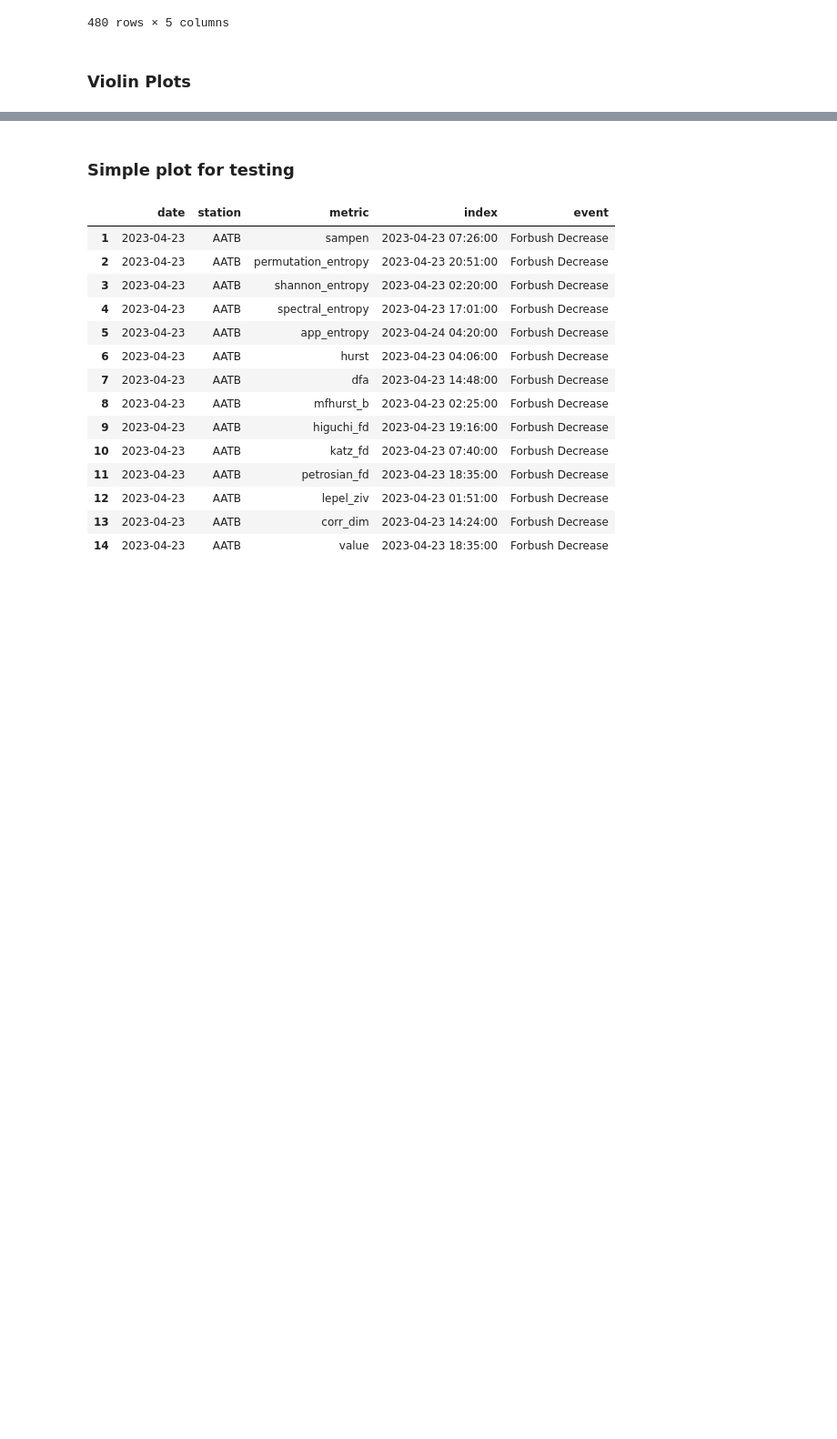
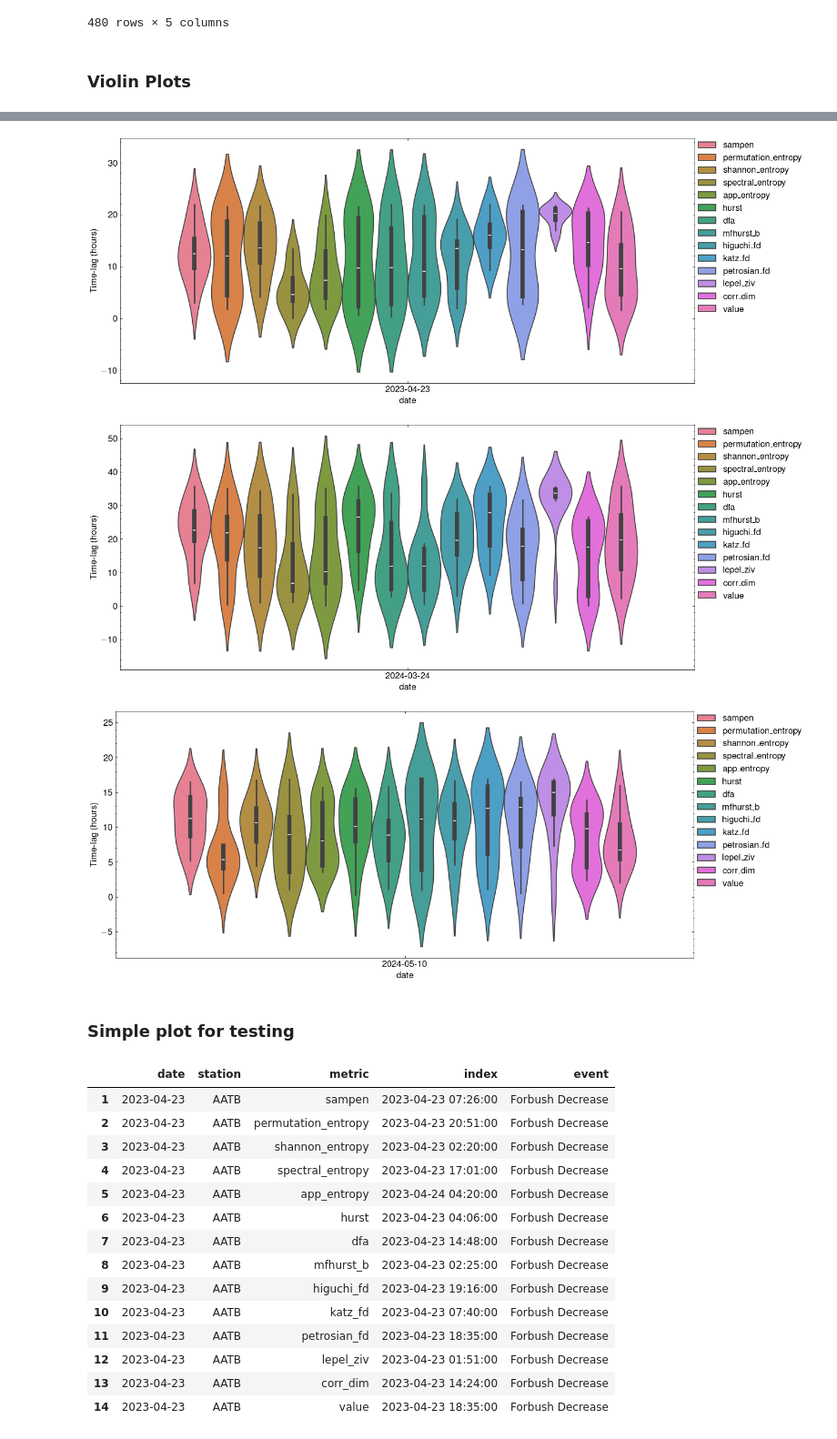
Before and after one commit to dosquisd/NMDB, a Jupyter notebook: 004_predictions.ipynb, the cells around one changed output, grey strips where cells are left out. Shown at 91% size. Saved outputs shown, nothing was run; the diff lists cells and outputs as text; code cells hidden in the pictures; blank space fills up the shorter version.

```diff
--- a/004_predictions.ipynb
+++ b/004_predictions.ipynb
@@ -259,3 +261,26 @@ plt.show()
+# %%
+for date in date_events:
+    _, ax = plt.subplots(figsize=(14, 6))
+
+    sns.violinplot(
+        data=new_df[(new_df["metric"] != "entropy") & (new_df["date"] == date)],
+        x="date",
+        y="delta_hours",
+        hue="metric",
+        inner="box",
+        scale="width",
+        ax=ax,
+    )
+
+    ax.set_ylabel("Time-lag (hours)")
+
+    ax.legend(bbox_to_anchor=(1, 1), loc="upper left", borderaxespad=0.0)
+    plt.savefig(f"./figures/{event_replace}/violin_derivatives-{date}{suffix}.pdf", bbox_inches="tight")
+    plt.show()
+# %% [output]
+[figure, added]
+[figure, added]
+[figure, added]
 # %% [markdown]
 ### Simple plot for testing
 # %%
```
Also changed, not shown: parts of 6 cells of this notebook, 5 other files.
